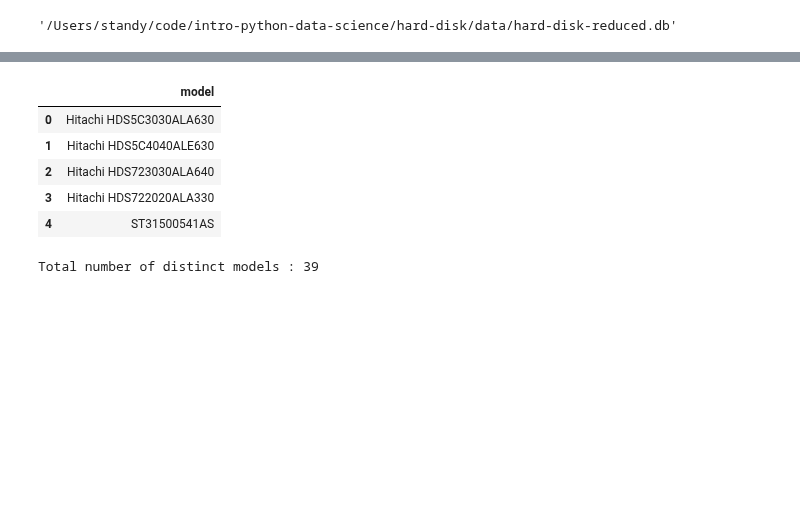
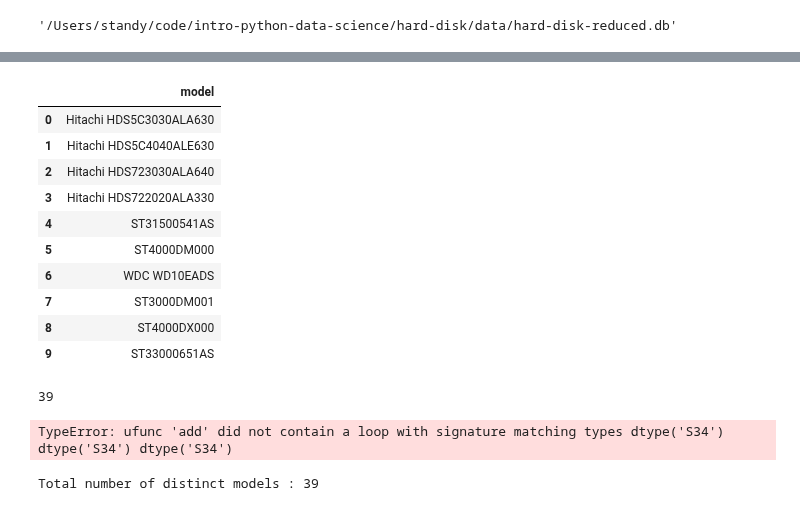
Before and after one commit to ababook/intro-python-data-science, a Jupyter notebook: hard-disk/Explore.ipynb, the cells around one changed output, grey strips where cells are left out. Saved outputs shown, nothing was run; the diff lists cells and outputs as text; code cells hidden in the pictures; blank space fills up the shorter version.

```diff
--- a/hard-disk/Explore.ipynb
+++ b/hard-disk/Explore.ipynb
@@ -52,14 +52,27 @@ data_sneak_peek_df.head()
 hard_disk_models_df = pd.read_sql_query(sql='''SELECT distinct(model) from data''',con=engine)
 # %%
 # let us take a look at some of the models
-hard_disk_models_df.head()
+hard_disk_models_df.head(10)
 # %% [output]
 |  | model |
 | 0 | Hitachi HDS5C3030ALA630 |
 | 1 | Hitachi HDS5C4040ALE630 |
 | 2 | Hitachi HDS723030ALA640 |
 | 3 | Hitachi HDS722020ALA330 |
 | 4 | ST31500541AS |
+| 5 | ST4000DM000 |
+| 6 | WDC WD10EADS |
+| 7 | ST3000DM001 |
+| 8 | ST4000DX000 |
+| 9 | ST33000651AS |
+# %%
+hard_disk_models_df.count()[0]
+# %% [output]
+39
+# %%
+print "Total number of distinct models : "+ hard_disk_models_df.count()[0]
+# %% [output]
+TypeError: ufunc 'add' did not contain a loop with signature matching types dtype('S34') dtype('S34') dtype('S34')
 # %%
 #let us see how many models are there in total
 print "Total number of distinct models : "+ str(hard_disk_models_df.count()[0])
```
Also changed, not shown: parts of 5 cells of this notebook, 3 other files.
